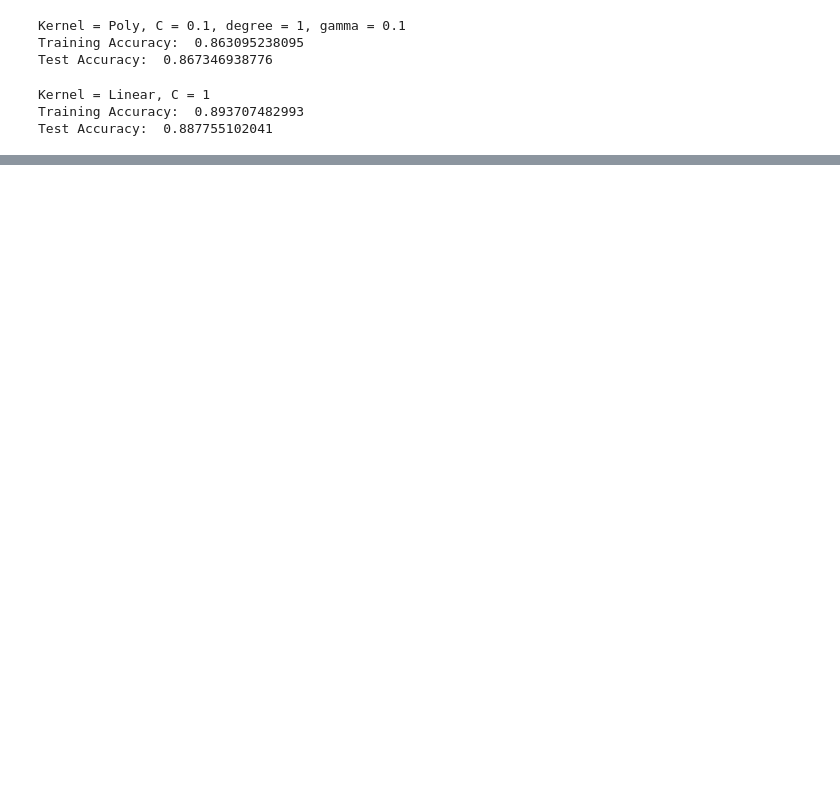
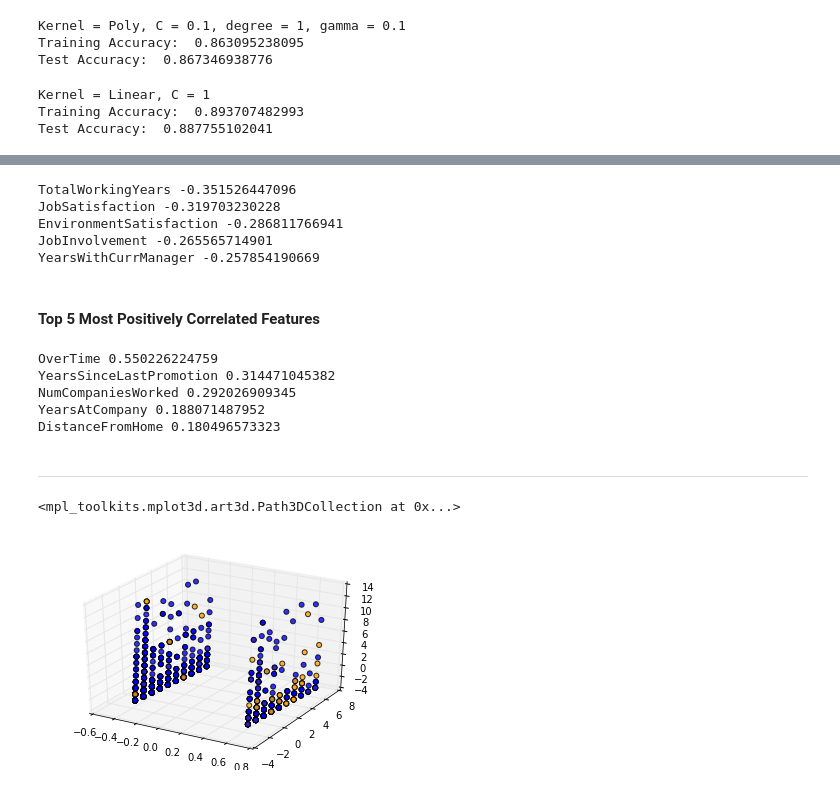
Before and after one commit to LillyanPan/AttritionAnalysis, a Jupyter notebook: SVM.ipynb, the cells around one changed output, grey strips where cells are left out. Drawn from its saved outputs; the diff is of its cells as text; code cells hidden in the pictures; blank space fills up the shorter version.

```diff
--- a/SVM.ipynb
+++ b/SVM.ipynb
@@ -201,0 +189,5 @@ Test Accuracy:  0.887755102041
+# %%
+svc_df = svc_df.sort_values('coeff')
+n = len(svc_df);
+svc_df = svc_df.set_index(np.arange(0,n))
+svc_df
@@ -201,0 +216,59 @@ Test Accuracy:  0.887755102041
+# %%
+for i in range(0,5):
+    print(svc_df.iloc[i]['feature'], svc_df.iloc[i]['coeff'])
+# %% [output]
+TotalWorkingYears -0.351526447096
+JobSatisfaction -0.319703230228
+EnvironmentSatisfaction -0.286811766941
+JobInvolvement -0.265565714901
+YearsWithCurrManager -0.257854190669
+# %% [markdown]
+#### Top 5 Most Positively Correlated Features
+# %%
+for i in range(n-1,n-6, -1):
+    print(svc_df.iloc[i]['feature'], svc_df.iloc[i]['coeff'])
+# %% [output]
+OverTime 0.550226224759
+YearsSinceLastPromotion 0.314471045382
+NumCompaniesWorked 0.292026909345
+YearsAtCompany 0.188071487952
+DistanceFromHome 0.180496573323
+# %% [markdown]
+<hr>
+# %%
+from sklearn.decomposition import PCA
+
+pos_x = train_set[['OverTime', 'YearsSinceLastPromotion', 'NumCompaniesWorked']]
+pos_y  = train_set['Attrition']
+
+scalerTrain = StandardScaler()
+scalerTrain.fit(pos_x)
+econ_train = scalerTrain.transform(pos_x) #normalize
+
+pca = PCA(n_components=3)
+pca_result = pca.fit_transform(pos_x)
+# %%
+from mpl_toolkits.mplot3d import Axes3D
+
+fig = plt.figure()
+ax = fig.add_subplot(111, projection='3d')
+ax.view_init(elev=None, azim=None)
+
+colors = ['green','darkorange']
+cl = [];
+for i in range(0,len(y_train)):
+    if y_train[i] == 0:
+        c = 'blue'
+    else:
+        c = 'orange'
+    cl.append(c)
+
+x = pca_result[:, 0].tolist();
+y = pca_result[:, 1].tolist();
+z = pca_result[:, 2].tolist();
+
+ax.get_proj = lambda: np.dot(Axes3D.get_proj(ax), np.diag([1, 1, 1, 1]))
+ax.scatter(z,y,x, s = 25, c=cl, depthshade=True, alpha = 0.8)
+# %% [output]
+<mpl_toolkits.mplot3d.art3d.Path3DCollection at 0x...>
+[figure, added]
```
Also changed, not shown: parts of 23 cells of this notebook.
